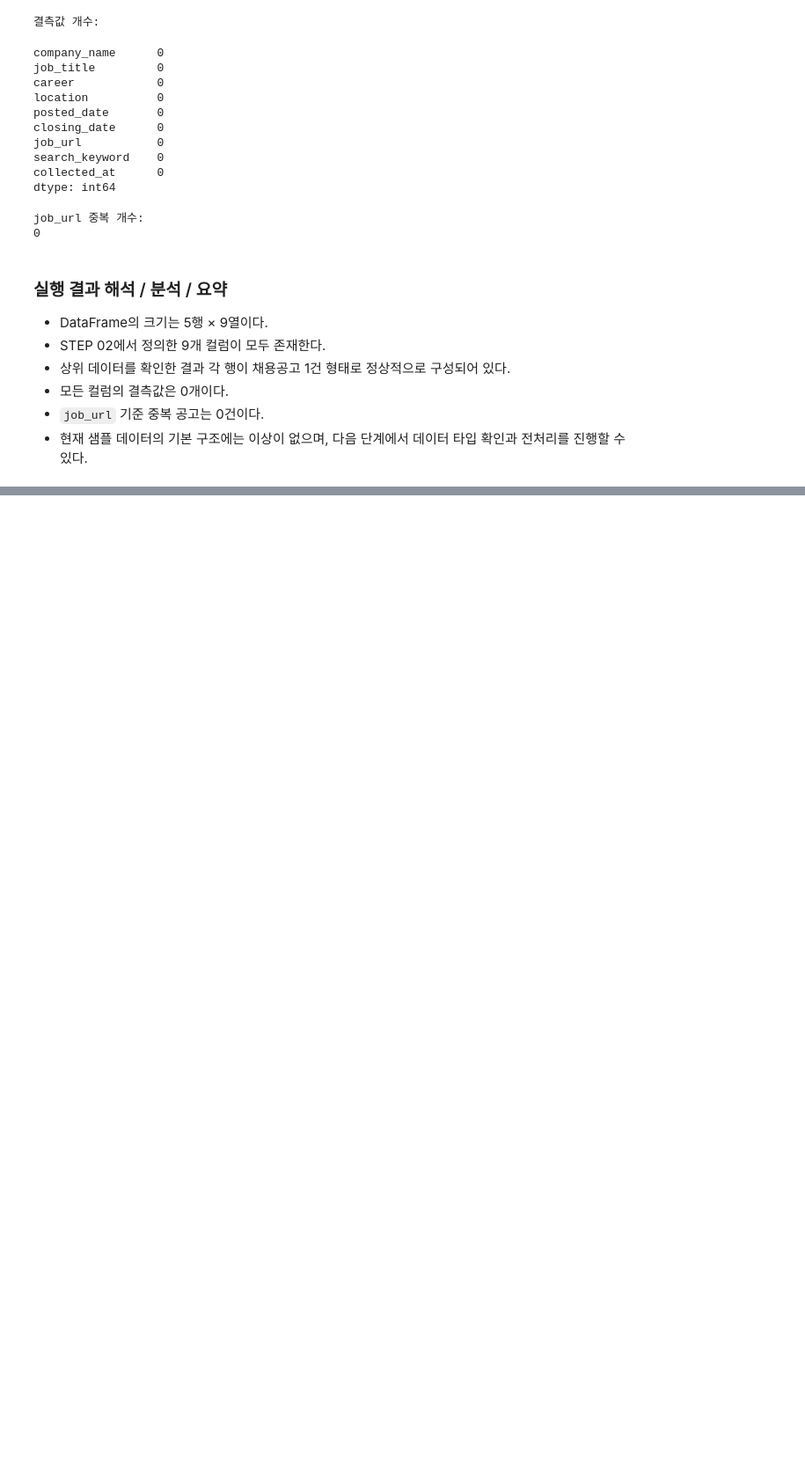
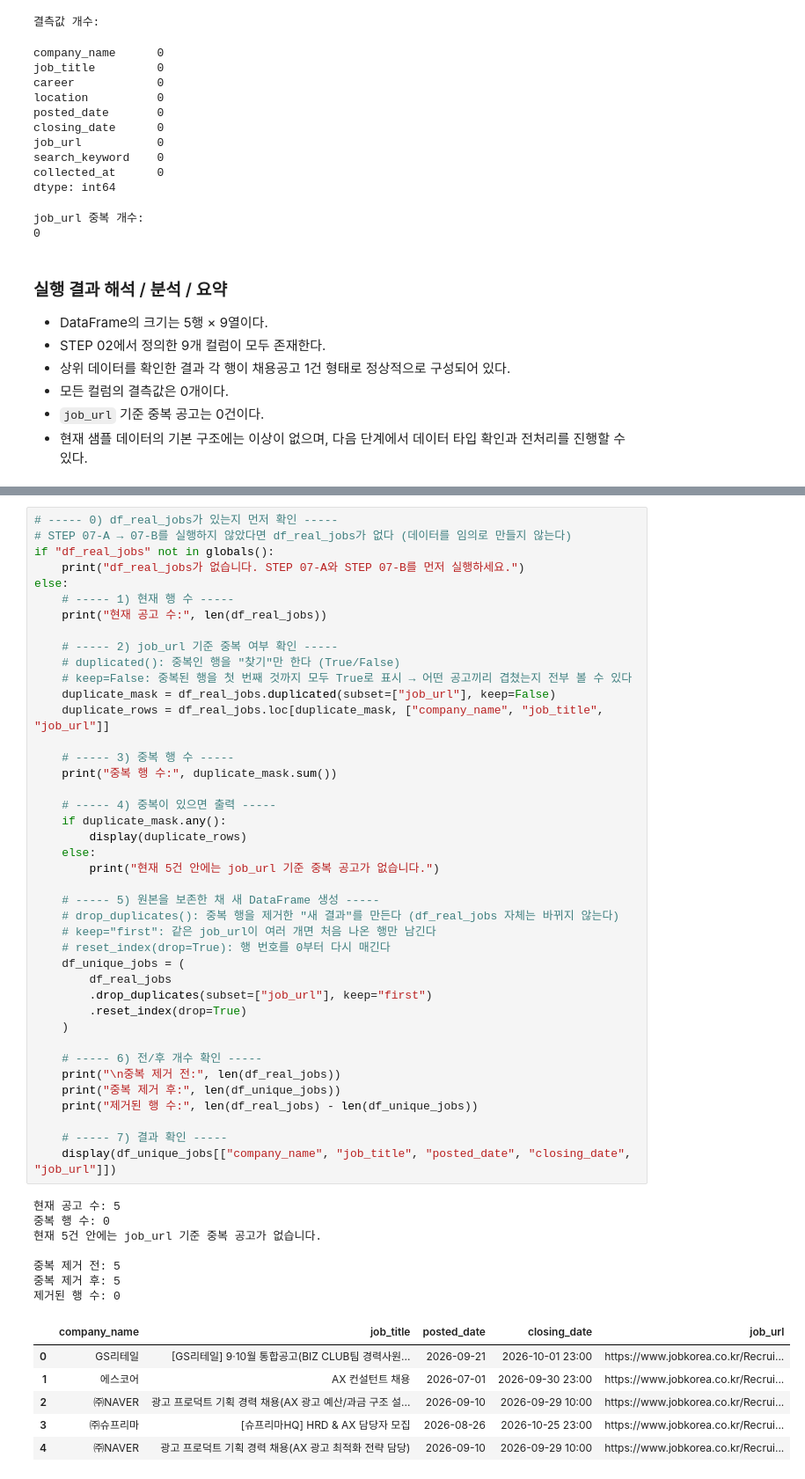
Before and after one commit to sangjae-lee97/claude-code-agent-course, a Jupyter notebook: chapter11/ax-job-agent/notebooks/ax_job_pipeline.ipynb, the cells around one changed output, grey strips where cells are left out. Shown at 88% size. Drawn from its saved outputs; the diff is of its cells as text; blank space fills up the shorter version.

```diff
--- a/chapter11/ax-job-agent/notebooks/ax_job_pipeline.ipynb
+++ b/chapter11/ax-job-agent/notebooks/ax_job_pipeline.ipynb
@@ -334,0 +966,55 @@ job_url 중복 개수:
+# %%
+# ----- 0) df_real_jobs가 있는지 먼저 확인 -----
+# STEP 07-A → 07-B를 실행하지 않았다면 df_real_jobs가 없다 (데이터를 임의로 만들지 않는다)
+if "df_real_jobs" not in globals():
+    print("df_real_jobs가 없습니다. STEP 07-A와 STEP 07-B를 먼저 실행하세요.")
+else:
+    # ----- 1) 현재 행 수 -----
+    print("현재 공고 수:", len(df_real_jobs))
+
+    # ----- 2) job_url 기준 중복 여부 확인 -----
+    # duplicated(): 중복인 행을 "찾기"만 한다 (True/False)
+    # keep=False: 중복된 행을 첫 번째 것까지 모두 True로 표시 → 어떤 공고끼리 겹쳤는지 전부 볼 수 있다
+    duplicate_mask = df_real_jobs.duplicated(subset=["job_url"], keep=False)
+    duplicate_rows = df_real_jobs.loc[duplicate_mask, ["company_name", "job_title", "job_url"]]
+
+    # ----- 3) 중복 행 수 -----
+    print("중복 행 수:", duplicate_mask.sum())
+
+    # ----- 4) 중복이 있으면 출력 -----
+    if duplicate_mask.any():
+        display(duplicate_rows)
+    else:
+        print("현재 5건 안에는 job_url 기준 중복 공고가 없습니다.")
+
+    # ----- 5) 원본을 보존한 채 새 DataFrame 생성 -----
+    # drop_duplicates(): 중복 행을 제거한 "새 결과"를 만든다 (df_real_jobs 자체는 바뀌지 않는다)
+    # keep="first": 같은 job_url이 여러 개면 처음 나온 행만 남긴다
+    # reset_index(drop=True): 행 번호를 0부터 다시 매긴다
+    df_unique_jobs = (
+        df_real_jobs
+        .drop_duplicates(subset=["job_url"], keep="first")
+        .reset_index(drop=True)
+    )
+
+    # ----- 6) 전/후 개수 확인 -----
+    print("\n중복 제거 전:", len(df_real_jobs))
+    print("중복 제거 후:", len(df_unique_jobs))
+    print("제거된 행 수:", len(df_real_jobs) - len(df_unique_jobs))
+
+    # ----- 7) 결과 확인 -----
+    display(df_unique_jobs[["company_name", "job_title", "posted_date", "closing_date", "job_url"]])
+# %% [output]
+현재 공고 수: 5
+중복 행 수: 0
+현재 5건 안에는 job_url 기준 중복 공고가 없습니다.
+
+중복 제거 전: 5
+중복 제거 후: 5
+제거된 행 수: 0
+|  | company_name | job_title | posted_date | closing_date | job_url |
+| 0 | GS리테일 | [GS리테일] 9·10월 통합공고(BIZ CLUB팀 경력사원... | 2026-09-21 | 2026-10-01 23:00 | https://www.jobkorea.co.kr/Recrui... |
+| 1 | 에스코어 | AX 컨설턴트 채용 | 2026-07-01 | 2026-09-30 23:00 | https://www.jobkorea.co.kr/Recrui... |
+| 2 | ㈜NAVER | 광고 프로덕트 기획 경력 채용(AX 광고 예산/과금 구조 설... | 2026-09-10 | 2026-09-29 10:00 | https://www.jobkorea.co.kr/Recrui... |
+| 3 | ㈜슈프리마 | [슈프리마HQ] HRD & AX 담당자 모집 | 2026-08-26 | 2026-10-25 23:00 | https://www.jobkorea.co.kr/Recrui... |
+| 4 | ㈜NAVER | 광고 프로덕트 기획 경력 채용(AX 광고 최적화 전략 담당) | 2026-09-10 | 2026-09-29 10:00 | https://www.jobkorea.co.kr/Recrui... |
```
Also changed, not shown: parts of 32 cells of this notebook, 4 other files.
